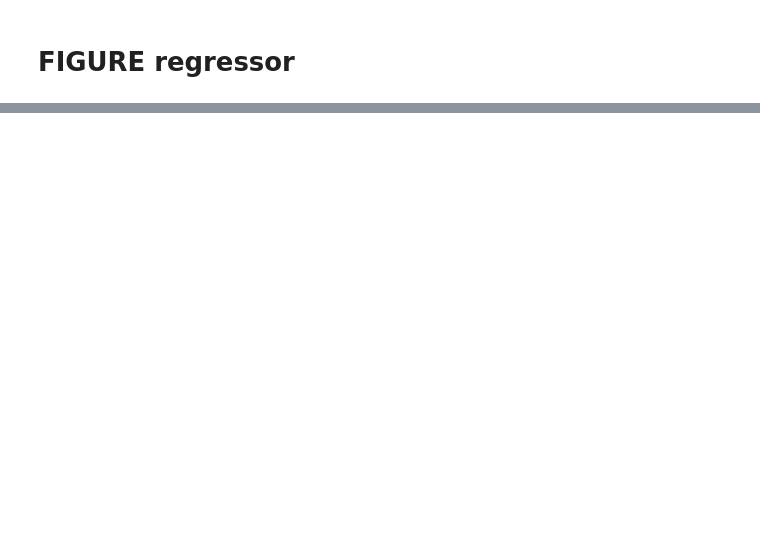
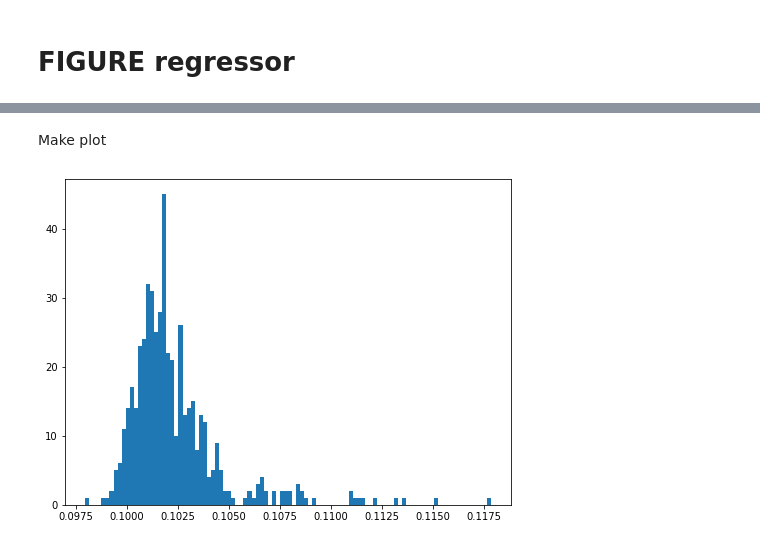
Before and after one commit to nperraud/darkmattergan, a Jupyter notebook: cwgan_notebooks/paper_plots_journal.ipynb, the cells around one changed output, grey strips where cells are left out. Cells and saved outputs as stored; diff of their text form; code cells hidden in the pictures; blank space fills up the shorter version.

```diff
--- a/cwgan_notebooks/paper_plots_journal.ipynb
+++ b/cwgan_notebooks/paper_plots_journal.ipynb
@@ -974,0 +1177,2 @@ dict_regression = read_pickle('results_fid.pkl')
+# %% [markdown]
+Make plot
@@ -975,3 +1217,8 @@ dict_regression = read_pickle('results_fid.pkl')
+# %%
+nx, ny = 1, 1; fig, ax = plt.subplots(nx, ny, figsize=(ny * 8, nx * 6), squeeze=False); axc=ax[0,0]; axl=ax[0,:];
+axc.hist(dict_regression['dict_pickle_train']['pred_params'][1,0,:,0], bins=100);
+# %% [output]
+[figure, added]
 # %%
 alpha=0.1
 lim_omega_m=[0.08, 0.52]
```
Also changed, not shown: parts of 71 cells of this notebook, 2 other files.
